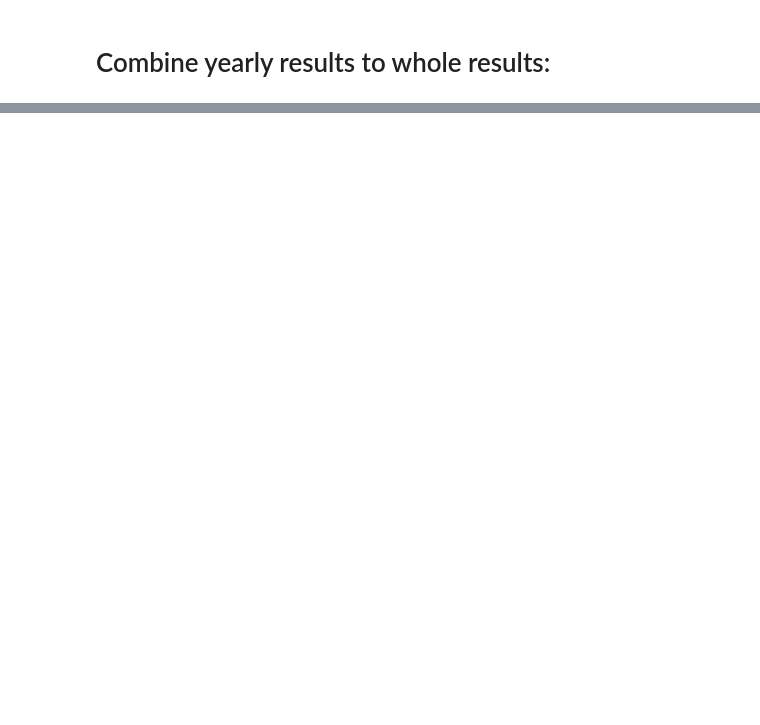
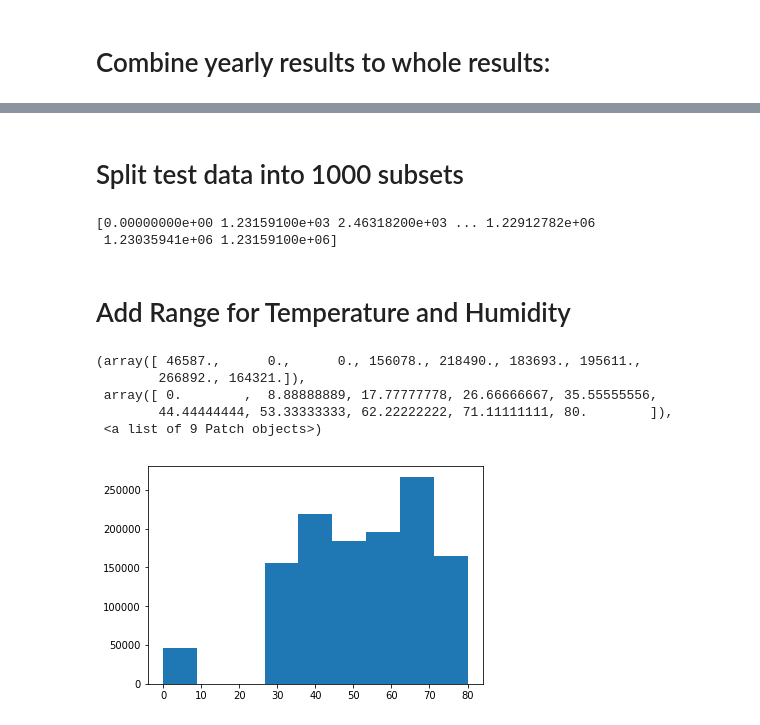
Before and after one commit to FranziskaSW/AI-Project, a Jupyter notebook: data_processing-final.ipynb, the cells around one changed output, grey strips where cells are left out. Saved outputs shown, nothing was run; the diff lists cells and outputs as text; code cells hidden in the pictures; blank space fills up the shorter version.

```diff
--- a/data_processing-final.ipynb
+++ b/data_processing-final.ipynb
@@ -503,6 +641,8 @@ for year in [2016, 2017, 2018, 2019]:
 # %% [markdown]
 # Combine yearly results to whole results:
 # %%
+del data
+
 path = cwd+'/data/combine'
 files = [f for f in listdir(path) if isfile(join(path, f))]
 files.sort()
@@ -516,5 +656,6 @@ for file in files[1:]:
     data = pd.concat([data, data_new], ignore_index=True)
 
 print('save file')
+data.rename(columns={'ceil' : 'demand'}, inplace=True)
 data.to_csv(cwd + '/data/combine/results_all.csv')
 data.to_pickle(cwd + '/data/combine/results_all.pkl')
@@ -562,0 +662,56 @@ save file
+# %% [markdown]
+# Split test data into 1000 subsets
+# %%
+folder_path = '/home/franzi/briedenCloud/share/data/'
+
+parts = 1000
+for i in [1]:
+    data = pd.read_csv(folder_path + 'test_data_' + str(i) + '.csv')
+    slicer = np.linspace(0, data.shape[0], parts+1)
+    print(slicer)
+    for ind in range(0, parts):
+        first = int(slicer[ind])
+        last = int(slicer[ind+1] - 1)
+        # print(str(ind).zfill(4), first, last)
+        subset = data.iloc[first:last]
+        subset.to_csv(folder_path + 'subsets/test_data_' + str(i) + '_' + str(ind).zfill(4) + '.csv')
+# %% [output]
+[0.00000000e+00 1.23159100e+03 2.46318200e+03 ... 1.22912782e+06
+ 1.23035941e+06 1.23159100e+06]
+# %% [markdown]
+# Add Range for Temperature and Humidity
+# %%
+folder_path = '/home/franzi/briedenCloud/share/data/'
+method = 'test'
+
+file_path = folder_path + method + '_data_1.csv'
+file_path_old = folder_path + method + '_data_1_old.csv'
+
+data = pd.read_csv(file_path)
+data.to_csv(file_path_old, index=False)
+
+threshold_temps = [30, 40, 50, 60, 70, 80]
+data['temp'] = 0
+for i in range(0,len(threshold_temps)):
+    data['temp'][data.temperature >= threshold_temps[i]] = threshold_temps[i]
+
+threshold_hums = [40, 50, 60, 70, 80, 90]
+data['hum'] = 0
+for i in range(0,len(threshold_hums)):
+    data['hum'][data.humidity >= threshold_hums[i]] = threshold_hums[i]
+
+data = data[['Unnamed: 0', 'Unnamed: 0.1', 'cluster_id', 'L1', 'L2', 'weekday',
+           'holiday', 'time', 'month', 'clear_sky', 'extreme_weather', 'foggy',
+           'humidity', 'thunderstorm', 'rain', 'temperature', 'wind', 'wintry',
+             'temp', 'hum', 'demand']]
+
+data.to_csv(file_path, index=False)
+# %%
+plt.hist(data.temp, bins=9)
+# %% [output]
+(array([ 46587.,      0.,      0., 156078., 218490., 183693., 195611.,
+        266892., 164321.]),
+ array([ 0.        ,  8.88888889, 17.77777778, 26.66666667, 35.55555556,
+        44.44444444, 53.33333333, 62.22222222, 71.11111111, 80.        ]),
+ <a list of 9 Patch objects>)
+[figure, added]
```
Also changed, not shown: parts of 17 cells of this notebook.
